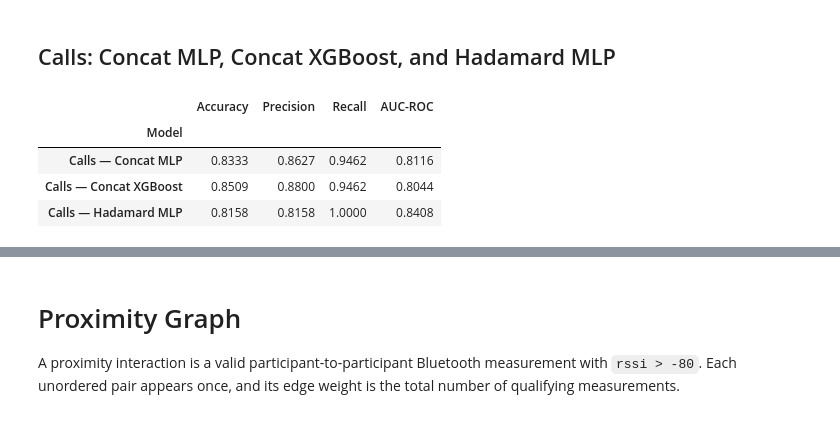
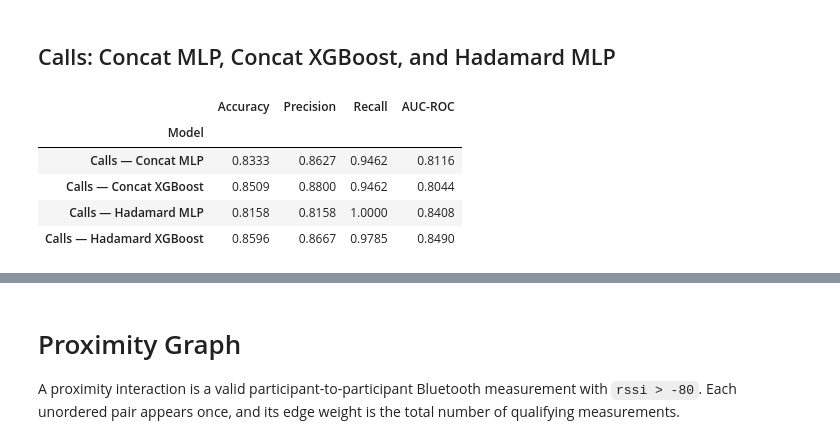
Before and after one commit to ucd-cosmos-data/26-the-deep-learners-analysis, a Jupyter notebook: FinalProject/notebooks/nn.ipynb, the cells around one changed output, grey strips where cells are left out. Drawn from its saved outputs; the diff is of its cells as text; code cells hidden in the pictures.

```diff
--- a/FinalProject/notebooks/nn.ipynb
+++ b/FinalProject/notebooks/nn.ipynb
@@ -785,25 +785,30 @@ def run_pair_xgboost(pair_records, model_name):
 # %%
 call_concat_mlp, call_concat_mlp_metrics, call_concat_history = run_pair_mlp(
     call_concat_pairs, 'Calls — Concat MLP'
 )
 call_concat_xgb, call_concat_xgb_metrics = run_pair_xgboost(
     call_concat_pairs, 'Calls — Concat XGBoost'
 )
 call_product_mlp, call_product_mlp_metrics, call_product_history = run_pair_mlp(
     call_product_pairs, 'Calls — Hadamard MLP'
 )
 
+call_product_xgb, call_product_xgb_metrics = run_pair_xgboost(
+    call_product_pairs, "Calls — Hadamard XGBoost"
+)
 call_model_comparison = pd.DataFrame(
     [
         call_concat_mlp_metrics,
         call_concat_xgb_metrics,
         call_product_mlp_metrics,
+        call_product_xgb_metrics,
     ]
-).set_index('Model')
+).set_index("Model")
 display(call_model_comparison.round(4))
 # %% [output]
 |  | Accuracy | Precision | Recall | AUC-ROC |
 | Model |  |  |  |  |
 | Calls — Concat MLP | 0.8333 | 0.8627 | 0.9462 | 0.8116 |
 | Calls — Concat XGBoost | 0.8509 | 0.8800 | 0.9462 | 0.8044 |
 | Calls — Hadamard MLP | 0.8158 | 0.8158 | 1.0000 | 0.8408 |
+| Calls — Hadamard XGBoost | 0.8596 | 0.8667 | 0.9785 | 0.8490 |
```
Also changed, not shown: parts of 8 cells of this notebook.
